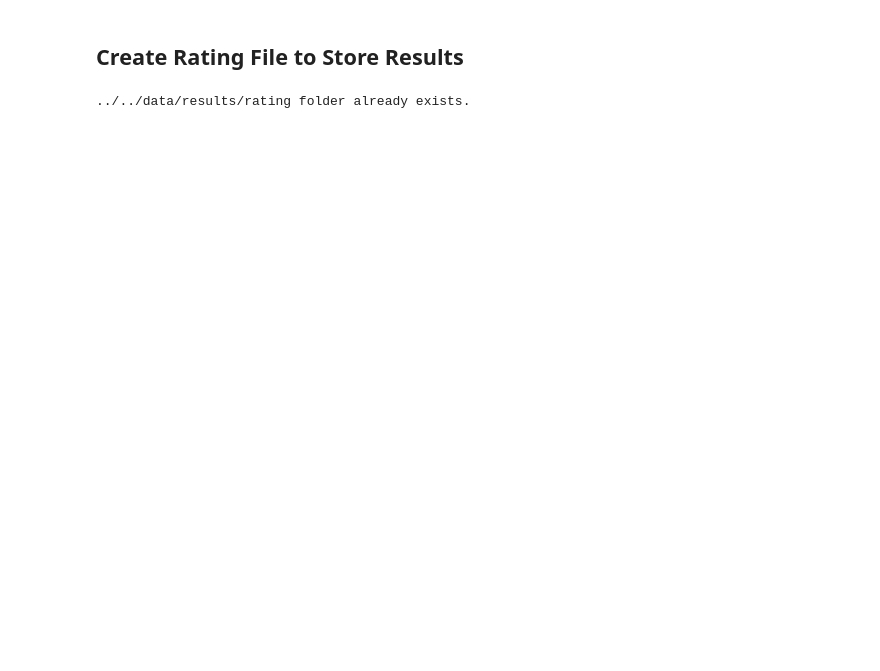
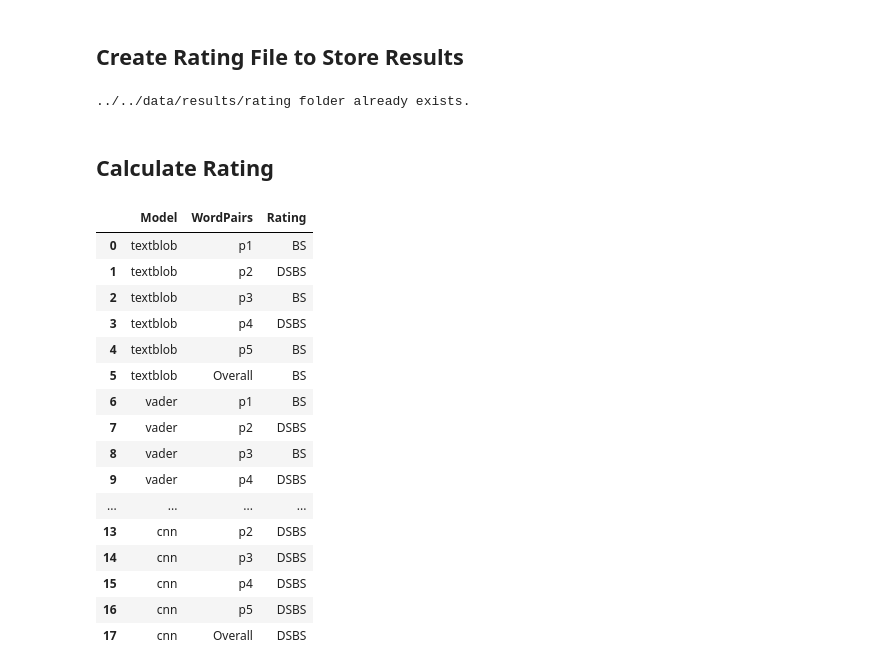
Before and after one commit to ai4society/causal-sas-rating, a Jupyter notebook: code/rating/RatingCalculator.ipynb, the cells around one changed output. Saved outputs shown, nothing was run; the diff lists cells and outputs as text; code cells hidden in the pictures; blank space fills up the shorter version.

Commit message:
Rating calc added

```diff
--- a/code/rating/RatingCalculator.ipynb
+++ b/code/rating/RatingCalculator.ipynb
@@ -176,3 +186,8 @@ else:
 # %%
 outfile = ratingdir + '/' + "stats-analysis.csv"
 stats.to_csv(outfile)
+# %% [markdown]
+## Calculate Rating
+# %%
+# Store rating as a dataframe
+rating = pd.DataFrame(columns = ['Model', 'WordPairs', 'Rating'])
@@ -178,0 +197,12 @@ stats.to_csv(outfile)
+# %%
+# Compare list a and b using entropy. The difference has to be more than
+# threshold for the answer to be different
+def are_distribs_different(a, b):
+    threshold  = 0.3
+
+    v = entropy(a, b)
+
+    if v > threshold:
+        return True
+    else:
+        return False
@@ -178,0 +256,48 @@ stats.to_csv(outfile)
+# %%
+# For each model, for each word pair, get a slice of data
+
+models = ['textblob', 'vader', 'cnn']  # Issues with data
+for m in models: # For each sentiment model
+    # Track the worst rating so that we can assign it at the end
+    worst_rating = 'UCS'
+    for w in wp: # For each word phrase
+
+        # Get slice of data frame
+        mwp_subset = stats[(stats['Model'] == m) & (stats['WordPairs'] == w)]
+
+        # Now call for rating
+        rating_value = calculate_rating(mwp_subset)
+
+        # Track worst rating across word phrases
+        if ((rating_value == 'DSBS') & (worst_rating == 'UCS')):
+            worst_rating = 'DSBS'
+        if ((rating_value == 'BS') & (worst_rating == 'UCS')):
+            worst_rating = 'BS'
+        if ((rating_value == 'BS') & (worst_rating == 'DSBS')):
+            worst_rating = 'BS'
+
+        # Record the rating for word phrase
+        rating.loc[len(rating)] = [m, w, rating_value]
+
+    # Overall rating
+    rating.loc[len(rating)] = [m, 'Overall', worst_rating]
+# %%
+rating
+# %% [output]
+|  | Model | WordPairs | Rating |
+| 0 | textblob | p1 | BS |
+| 1 | textblob | p2 | DSBS |
+| 2 | textblob | p3 | BS |
+| 3 | textblob | p4 | DSBS |
+| 4 | textblob | p5 | BS |
+| 5 | textblob | Overall | BS |
+| 6 | vader | p1 | BS |
+| 7 | vader | p2 | DSBS |
+| 8 | vader | p3 | BS |
+| 9 | vader | p4 | DSBS |
+| ... | ... | ... | ... |
+| 13 | cnn | p2 | DSBS |
+| 14 | cnn | p3 | DSBS |
+| 15 | cnn | p4 | DSBS |
+| 16 | cnn | p5 | DSBS |
+| 17 | cnn | Overall | DSBS |
```
Also changed, not shown: parts of 6 cells of this notebook, 3 other files.
